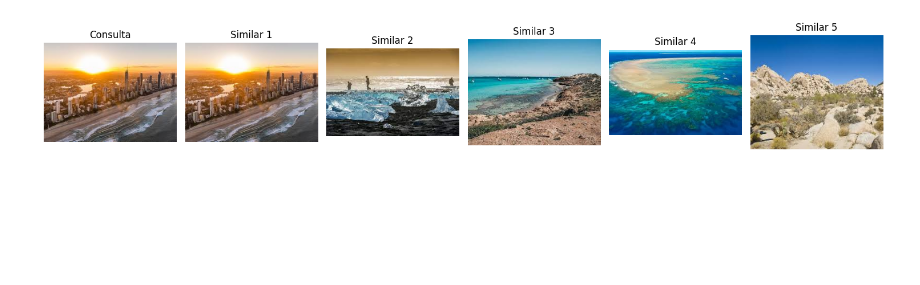
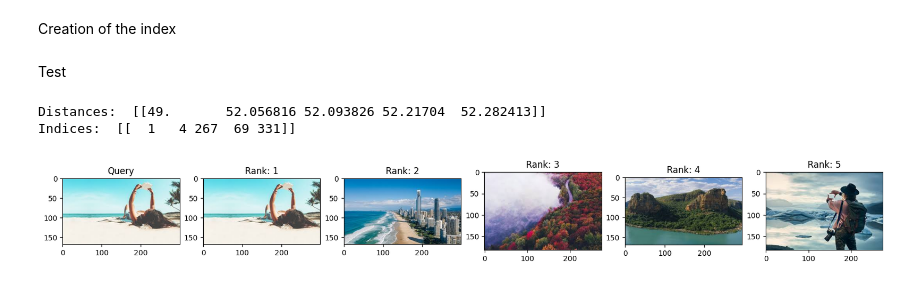
Before and after one commit to marioruiz2003/CBIR-project, a Jupyter notebook: HOG.ipynb, the cells around one changed output. Drawn from its saved outputs; the diff is of its cells as text; code cells hidden in the pictures; blank space fills up the shorter version.

```diff
--- a/HOG.ipynb
+++ b/HOG.ipynb
@@ -33,7 +31,9 @@ def extract_hog_features(path):
 # %%
 hog_features = []
+dimension = 1280
+
 for path in paths:
-    features, hog_image = extract_hog_features(path)
-    hog_features.append(features)
-
-hog_features = np.array(hog_features)
+    img = cv2.imread(path)
+    img = cv2.cvtColor(img, cv2.COLOR_BGR2RGB)
+    features = extract_hog_features(img)
+    hog_features.append(features.reshape(dimension))
@@ -101,9 +39,0 @@ show_similar_images(query_image_path, similar_images)
-# %%
-import faiss
-
-# Indexar las características
-dimension = hog_features.shape[1]
-index = faiss.IndexFlatL2(dimension)  # Índice para búsqueda por distancia L2
-index.add(hog_features)
-
-faiss.write_index(index, 'database\hog.index')
@@ -147,4 +40,2 @@ def show_faiss_results(query_image_path, similar_indices, image_paths):
-# %%
-show_faiss_results( query_image_path, indices[0], paths)
-# %% [output]
-[figure, removed]
+# %% [markdown]
+Creation of the index
@@ -150,0 +52,40 @@ show_faiss_results( query_image_path, indices[0], paths)
+# %% [markdown]
+Test
+# %%
+index = faiss.read_index("database/hog.index")
+
+img_test = "images\Training Data\Coast\Coast-Train (10).jpeg"
+
+img = cv2.imread(img_test)
+img = cv2.cvtColor(img, cv2.COLOR_BGR2RGB)
+
+query = extract_hog_features(img).reshape(dimension)
+
+query = np.array([query])
+
+k = 5
+distances, indices = index.search(query, k)
+
+print("Distances: ", distances)
+print("Indices: ", indices)
+
+import matplotlib.pyplot as plt
+
+plt.figure(figsize=(20, 10))
+
+plt.subplot(1, 6, 1)
+plt.imshow(img)
+plt.title("Query")
+
+for i in range(5):
+    img = cv2.imread(paths[indices[0][i]])
+    img = cv2.cvtColor(img, cv2.COLOR_BGR2RGB)
+    plt.subplot(1, 6, i+2)
+    plt.imshow(img)
+    plt.title("Rank: " + str(i+1))
+
+plt.show()
+# %% [output]
+Distances:  [[49.       52.056816 52.093826 52.21704  52.282413]]
+Indices:  [[  1   4 267  69 331]]
+[figure, added]
```
Also changed, not shown: parts of 19 cells of this notebook, 6 other files.
